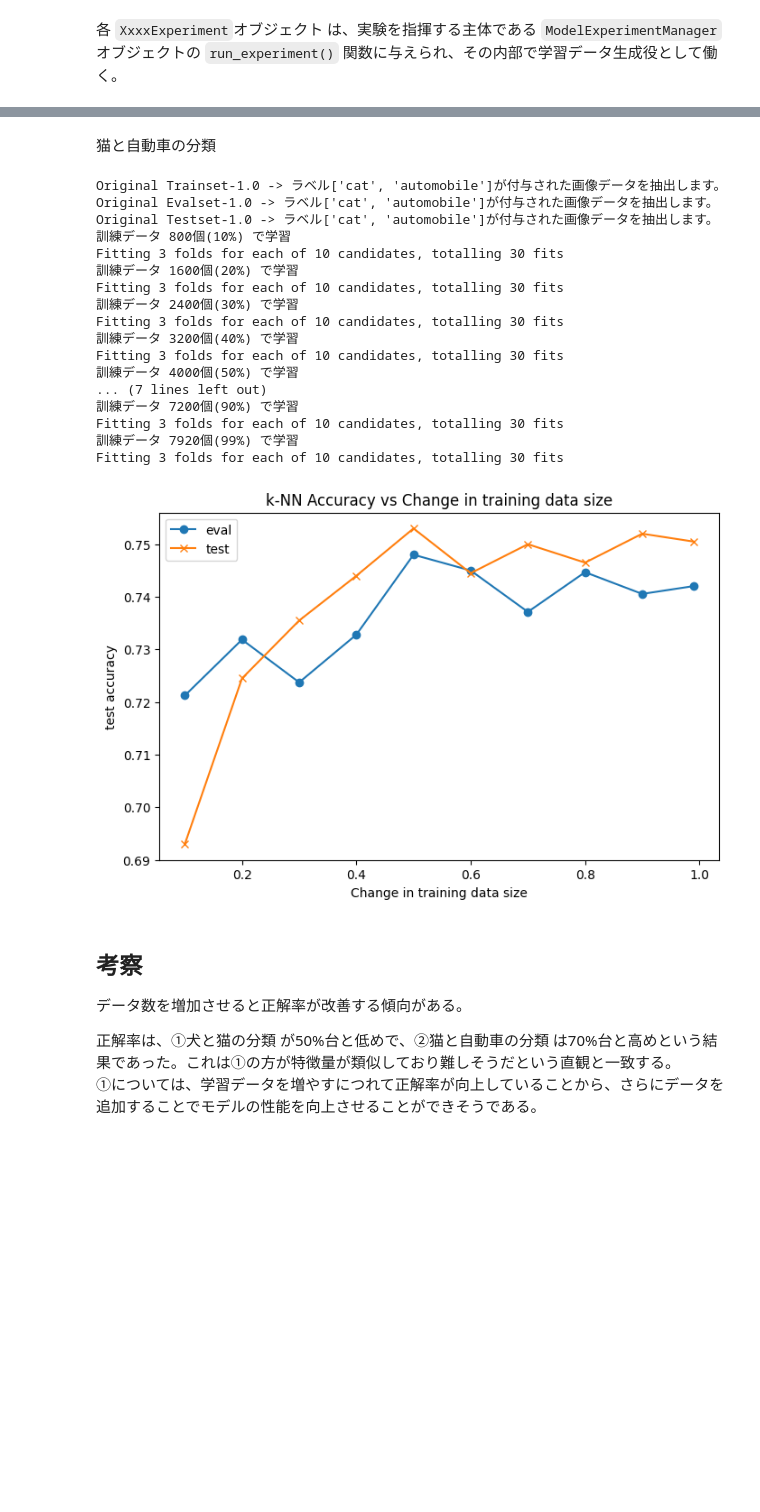
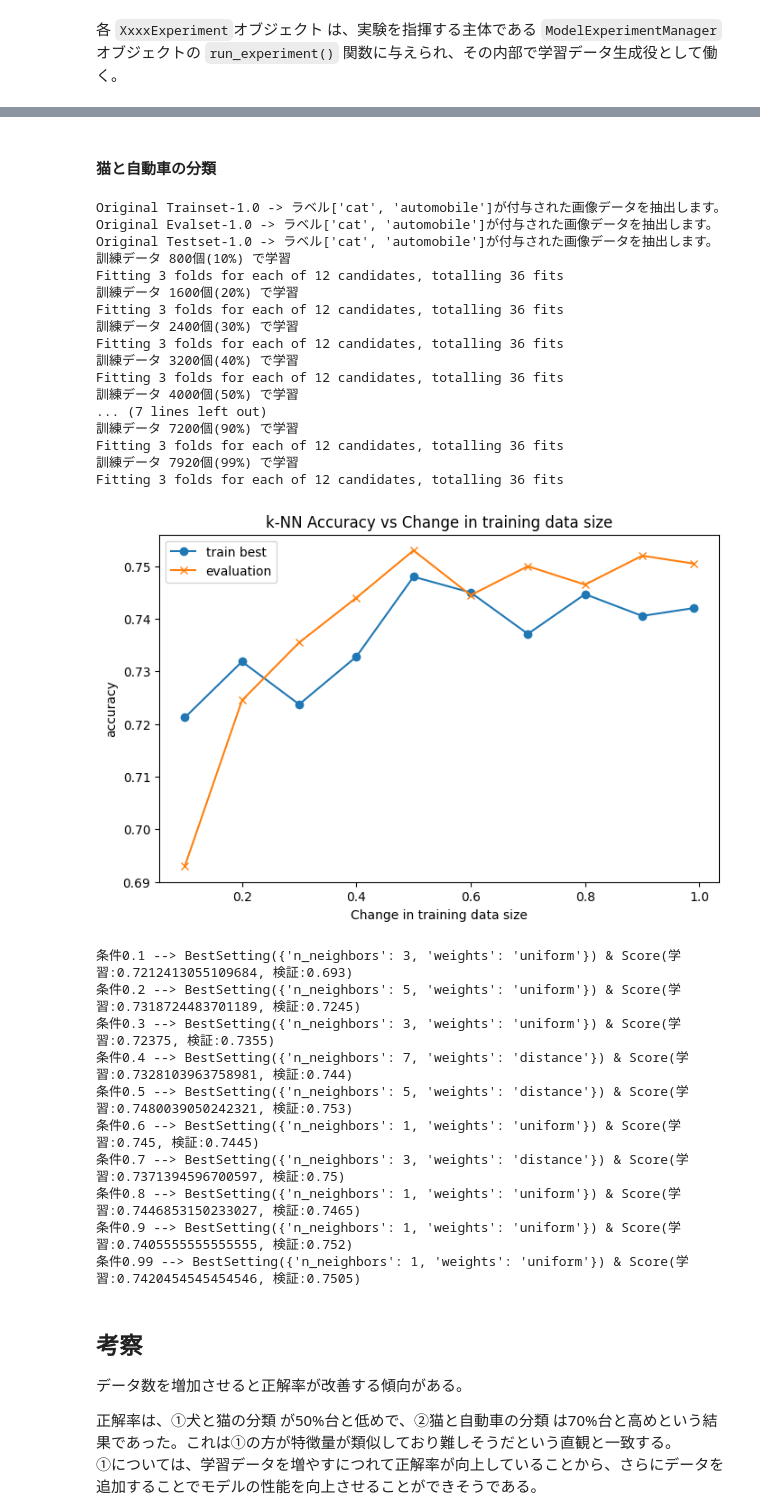
Before and after one commit to MasanaoMatsuda/knn-cifar10-experiments, a Jupyter notebook: notebook.ipynb, the cells around one changed output, grey strips where cells are left out. Cells and saved outputs as stored; diff of their text form; code cells hidden in the pictures; blank space fills up the shorter version.

```diff
--- a/notebook.ipynb
+++ b/notebook.ipynb
@@ -58,9 +48,11 @@ FEATURE_DIMS = [7, 10, 20, 50, 80, 125, 200]
 # %% [markdown]
 各 `XxxxExperiment`オブジェクト は、実験を指揮する主体である `ModelExperimentManager` オブジェクトの `run_experiment()` 関数に与えられ、その内部で学習データ生成役として働く。
 # %%
+exp_mgr = ModelExperimentManager()
+
 # 交差検証の設定
 KNN_PARAMS = {
-    'n_neighbors': [1, 3, 5, 7, 9],
+    'n_neighbors': [1, 3, 5, 7, 9, 11],
     'weights': ['uniform', 'distance']
 }
 # %% [markdown]
@@ -71,15 +64,10 @@ KNN_PARAMS = {
 # %%
-# データは犬と猫の2クラスに絞ったものを用いる
+# データは犬と猫の2クラスに絞ったサブセットを使用
 train_dset, eval_dset, _ = data_loader.get_datasubsets(['cat', 'dog'], verbose=True)
 
-# 検証用データを `ModelExperimentManager` に与えて初期化
-exp_mgr = ModelExperimentManager(eval_dset)
-
-# 実験設定をデータに反映する `TrainSizeExperiment` オブジェクトを生成
-tr_exp = TrainSizeExperiment(train_dset, TRAIN_RATIOS, SEED)
-
-# 実験の実行
-tracker_tr = exp_mgr.run_experiment(tr_exp, KNN_PARAMS)
+tr_exp1 = TrainSizeExperiment(train_dset, eval_dset, TRAIN_RATIOS, SEED) # 実験設定をデータに反映
+tracker_tr1 = exp_mgr.run_experiment(tr_exp1, KNN_PARAMS) # 実験の実行
+tracker_tr1.log_results()
 # %% [output]
 Original Trainset-1.0 -> ラベル['cat', 'dog']が付与された画像データを抽出します。
 Original Evalset-1.0 -> ラベル['cat', 'dog']が付与された画像データを抽出します。
@@ -102,36 +100,41 @@ Fitting 3 folds for each of 10 candidates, totalling 30 fits
 # %% [markdown]
-猫と自動車の分類
+#### 猫と自動車の分類
 # %%
-# データは猫と自動車の2クラスに絞ったものを用いる
+# データは猫と自動車の2クラスに絞ったサブセットを使用
 train_dset, eval_dset, _ = data_loader.get_datasubsets(['cat', 'automobile'], verbose=True)
 
-# 検証用データを `ModelExperimentManager` に与えて初期化
-exp_mgr = ModelExperimentManager(eval_dset)
-
-# 実験設定をデータに反映する `TrainSizeExperiment` オブジェクトを生成
-tr_exp = TrainSizeExperiment(train_dset, TRAIN_RATIOS, SEED)
-
-# 実験の実行
-tracker_tr = exp_mgr.run_experiment(tr_exp, KNN_PARAMS)
+tr_exp2 = TrainSizeExperiment(train_dset, eval_dset, TRAIN_RATIOS, SEED) # 実験設定をデータに反映
+tracker_tr2 = exp_mgr.run_experiment(tr_exp2, KNN_PARAMS) # 実験の実行
+tracker_tr2.log_results()
 # %% [output]
 Original Trainset-1.0 -> ラベル['cat', 'automobile']が付与された画像データを抽出します。
 Original Evalset-1.0 -> ラベル['cat', 'automobile']が付与された画像データを抽出します。
 Original Testset-1.0 -> ラベル['cat', 'automobile']が付与された画像データを抽出します。
 訓練データ 800個(10%) で学習
-Fitting 3 folds for each of 10 candidates, totalling 30 fits
+Fitting 3 folds for each of 12 candidates, totalling 36 fits
 訓練データ 1600個(20%) で学習
-Fitting 3 folds for each of 10 candidates, totalling 30 fits
+Fitting 3 folds for each of 12 candidates, totalling 36 fits
 訓練データ 2400個(30%) で学習
-Fitting 3 folds for each of 10 candidates, totalling 30 fits
+Fitting 3 folds for each of 12 candidates, totalling 36 fits
 訓練データ 3200個(40%) で学習
-Fitting 3 folds for each of 10 candidates, totalling 30 fits
+Fitting 3 folds for each of 12 candidates, totalling 36 fits
 訓練データ 4000個(50%) で学習
 ... (7 lines left out)
 訓練データ 7200個(90%) で学習
-Fitting 3 folds for each of 10 candidates, totalling 30 fits
+Fitting 3 folds for each of 12 candidates, totalling 36 fits
 訓練データ 7920個(99%) で学習
-Fitting 3 folds for each of 10 candidates, totalling 30 fits
+Fitting 3 folds for each of 12 candidates, totalling 36 fits
-[figure, old version]
+[figure, new version]
+条件0.1 --> BestSetting({'n_neighbors': 3, 'weights': 'uniform'}) & Score(学習:0.7212413055109684, 検証:0.693)
+条件0.2 --> BestSetting({'n_neighbors': 5, 'weights': 'uniform'}) & Score(学習:0.7318724483701189, 検証:0.7245)
+条件0.3 --> BestSetting({'n_neighbors': 3, 'weights': 'uniform'}) & Score(学習:0.72375, 検証:0.7355)
+条件0.4 --> BestSetting({'n_neighbors': 7, 'weights': 'distance'}) & Score(学習:0.7328103963758981, 検証:0.744)
+条件0.5 --> BestSetting({'n_neighbors': 5, 'weights': 'distance'}) & Score(学習:0.7480039050242321, 検証:0.753)
+条件0.6 --> BestSetting({'n_neighbors': 1, 'weights': 'uniform'}) & Score(学習:0.745, 検証:0.7445)
+条件0.7 --> BestSetting({'n_neighbors': 3, 'weights': 'distance'}) & Score(学習:0.7371394596700597, 検証:0.75)
+条件0.8 --> BestSetting({'n_neighbors': 1, 'weights': 'uniform'}) & Score(学習:0.7446853150233027, 検証:0.7465)
+条件0.9 --> BestSetting({'n_neighbors': 1, 'weights': 'uniform'}) & Score(学習:0.7405555555555555, 検証:0.752)
+条件0.99 --> BestSetting({'n_neighbors': 1, 'weights': 'uniform'}) & Score(学習:0.7420454545454546, 検証:0.7505)
 # %% [markdown]
 ## 考察
 データ数を増加させると正解率が改善する傾向がある。
```
Also changed, not shown: parts of 18 cells of this notebook, 6 other files.
